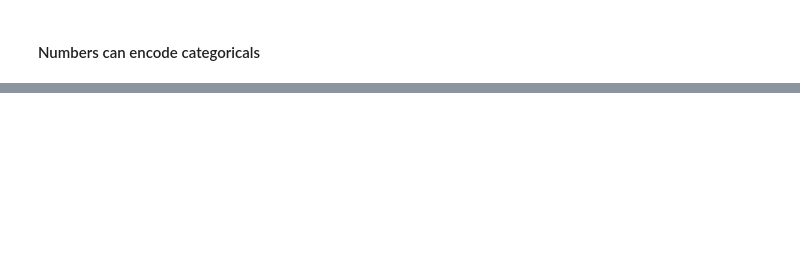
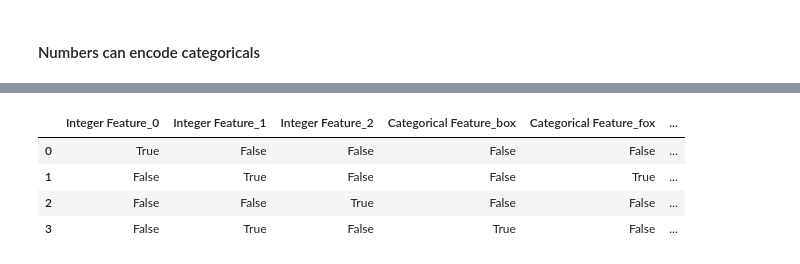
Before and after one commit to WilcoJohn/Progress-ML, a Jupyter notebook: CHP4-DataRep&EngFeatures/4.1CategoricalValues.ipynb, the cells around one changed output, grey strips where cells are left out. Saved outputs shown, nothing was run; the diff lists cells and outputs as text; code cells hidden in the pictures; blank space fills up the shorter version.

```diff
--- a/CHP4-DataRep&EngFeatures/4.1CategoricalValues.ipynb
+++ b/CHP4-DataRep&EngFeatures/4.1CategoricalValues.ipynb
@@ -83,2 +83,7 @@ Test score : 80.92
 # %% [markdown]
 #### Numbers can encode categoricals
+# %%
+demo_df = pandas.DataFrame({'Integer Feature':[ 0, 1, 2, 1 ],
+                            'Categorical Feature': ['socks', 'fox', 'socks', 'box'] });
+display(demo_df);
+display(pandas.get_dummies(demo_df));
@@ -84,0 +101,9 @@ Test score : 80.92
+# %%
+demo_df['Integer Feature'] = demo_df['Integer Feature'].astype(str);
+display(pandas.get_dummies(demo_df));
+# %% [output]
+|  | Integer Feature_0 | Integer Feature_1 | Integer Feature_2 | Categorical Feature_box | Categorical Feature_fox | ... |
+| 0 | True | False | False | False | False | ... |
+| 1 | False | True | False | False | True | ... |
+| 2 | False | False | True | False | False | ... |
+| 3 | False | True | False | True | False | ... |
```
Also changed, not shown: parts of 9 cells of this notebook.
